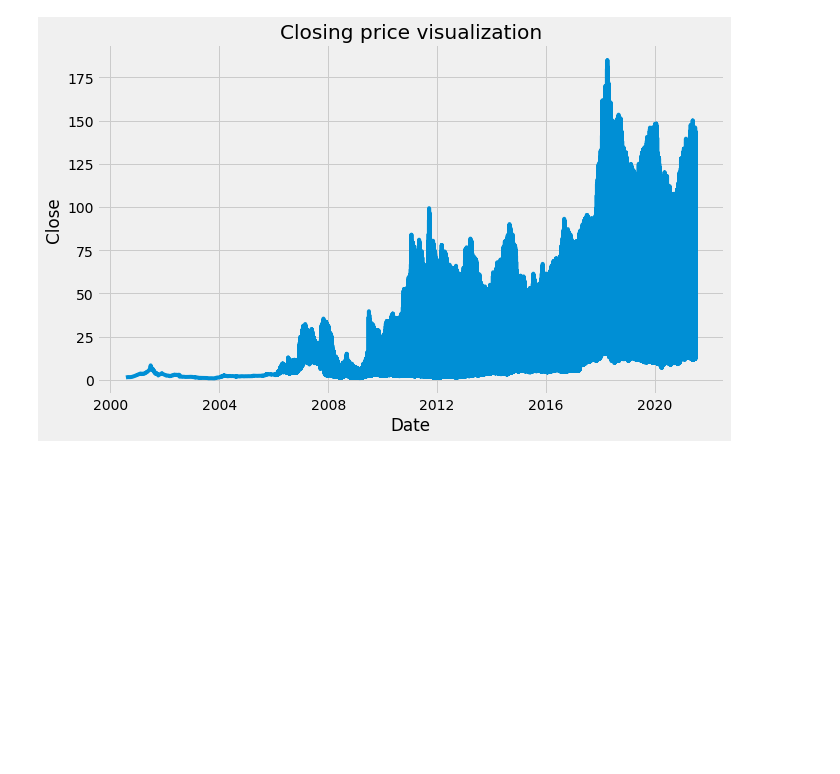
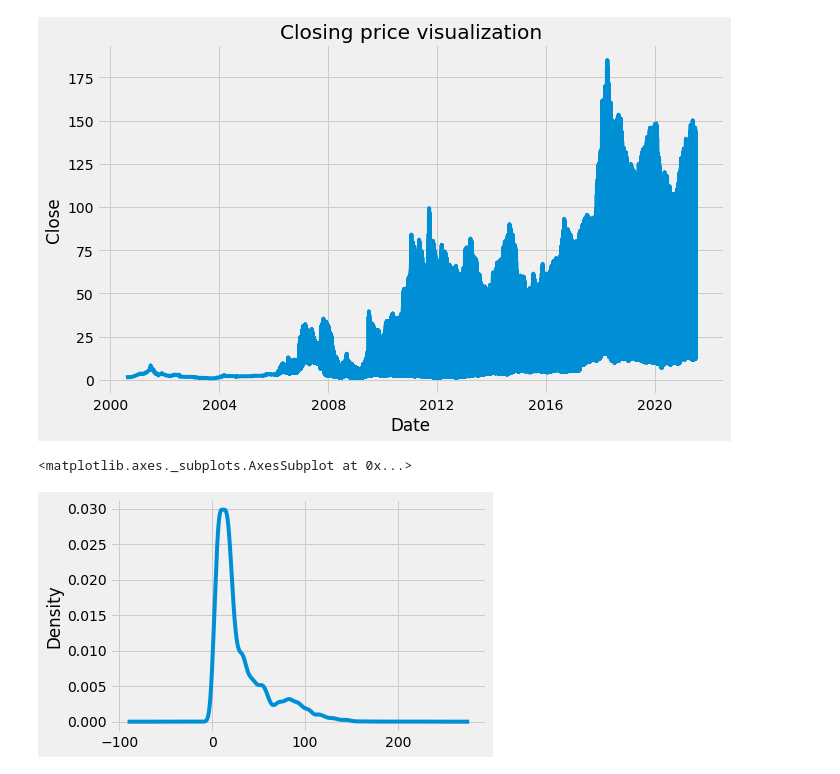
Before and after one commit to huy2212/bitcoin_price_prediction, a Jupyter notebook: EDA.ipynb, the cells around one changed output. Saved outputs shown, nothing was run; the diff lists cells and outputs as text; code cells hidden in the pictures; blank space fills up the shorter version.

```diff
--- a/EDA.ipynb
+++ b/EDA.ipynb
@@ -7,7 +7,7 @@ import matplotlib.pyplot as plt
 import seaborn as sns
 plt.style.use('fivethirtyeight')
 # %%
-url = 'https://raw.githubusercontent.com/Myloveismilk/vn_stock_price/main/stock_price_vn.csv'
+url = 'https://raw.githubusercontent.com/Myloveismilk/vn_stock_price_using_ARIMA/main/files/stock_price%20(1).csv'
 df = pd.read_csv(url)
 # %%
 df.head()
@@ -45,3 +45,10 @@ plt.title('Closing price visualization')
 plt.show()
 # %% [output]
 [figure]
+# %%
+# plt.hist(df['Close'], 500, histtype='step');
+# plt.xlabel('Close')
+df['Close'].plot(kind= 'kde')
+# %% [output]
+<matplotlib.axes._subplots.AxesSubplot at 0x...>
+[figure, added]
```
